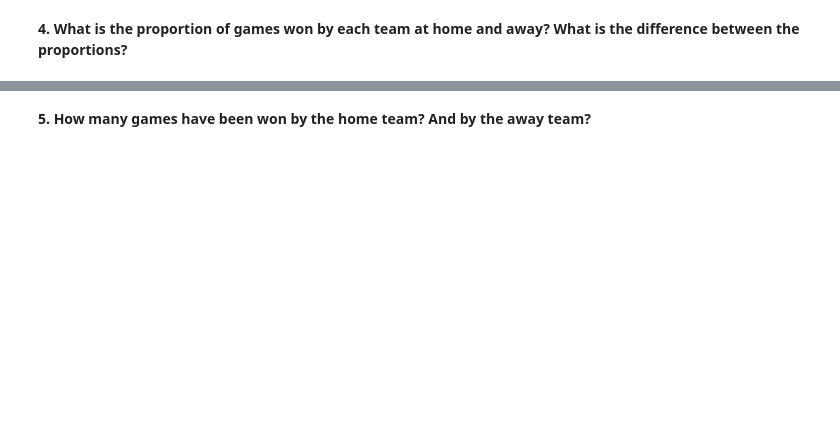
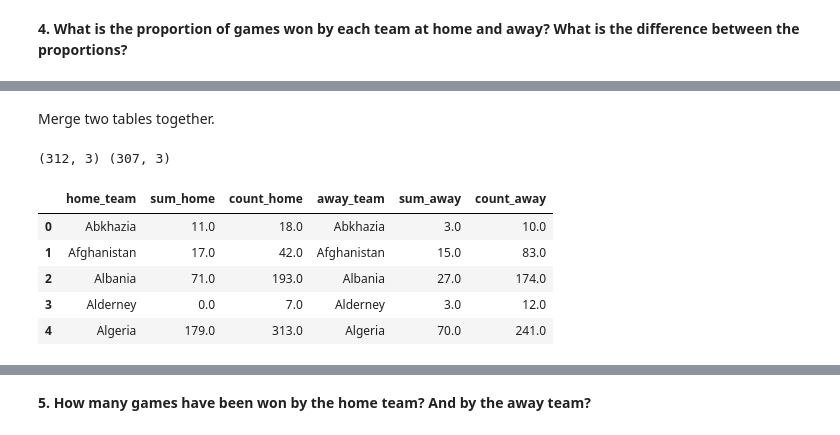
Before and after one commit to katarzynaadamczyk/data_analysis, a Jupyter notebook: soccer/notebook.ipynb, the cells around one changed output, grey strips where cells are left out. Cells and saved outputs as stored; diff of their text form; code cells hidden in the pictures; blank space fills up the shorter version.

```diff
--- a/soccer/notebook.ipynb
+++ b/soccer/notebook.ipynb
@@ -472,0 +485,5 @@ Pomyśleć nad jakąś wizualizacją tego. Na przykład w
+# %%
+home_results = all_results.pivot_table(index='home_team', values='is_home_winner', aggfunc=['sum', 'count'])
+home_results.reset_index(inplace=True)
+home_results.columns = home_results.columns.droplevel(1)
+home_results.head()
@@ -472,0 +499,3 @@ Pomyśleć nad jakąś wizualizacją tego. Na przykład w
+# %%
+all_results['is_away_winner'] = all_results['winner'] == all_results['away_team']
+all_results.head(20)
@@ -472,0 +534,16 @@ Pomyśleć nad jakąś wizualizacją tego. Na przykład w
+# %% [markdown]
+Merge two tables together.
+# %%
+print(home_results.shape, away_results.shape)
+# %% [output]
+(312, 3) (307, 3)
+# %%
+home_and_away_table = home_results.merge(away_results, how='outer', left_on='home_team', right_on='away_team', suffixes=['_home', '_away'])
+home_and_away_table.head()
+# %% [output]
+|  | home_team | sum_home | count_home | away_team | sum_away | count_away |
+| 0 | Abkhazia | 11.0 | 18.0 | Abkhazia | 3.0 | 10.0 |
+| 1 | Afghanistan | 17.0 | 42.0 | Afghanistan | 15.0 | 83.0 |
+| 2 | Albania | 71.0 | 193.0 | Albania | 27.0 | 174.0 |
+| 3 | Alderney | 0.0 | 7.0 | Alderney | 3.0 | 12.0 |
+| 4 | Algeria | 179.0 | 313.0 | Algeria | 70.0 | 241.0 |
```
Also changed, not shown: parts of 16 cells of this notebook.
